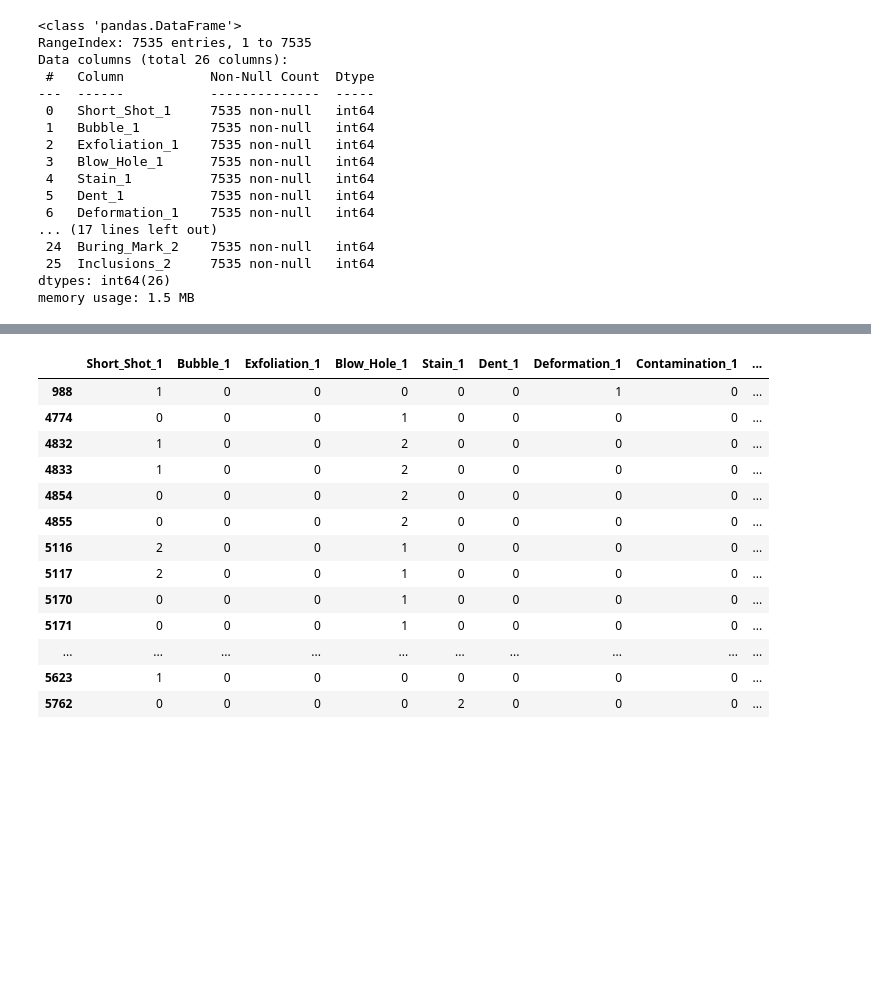
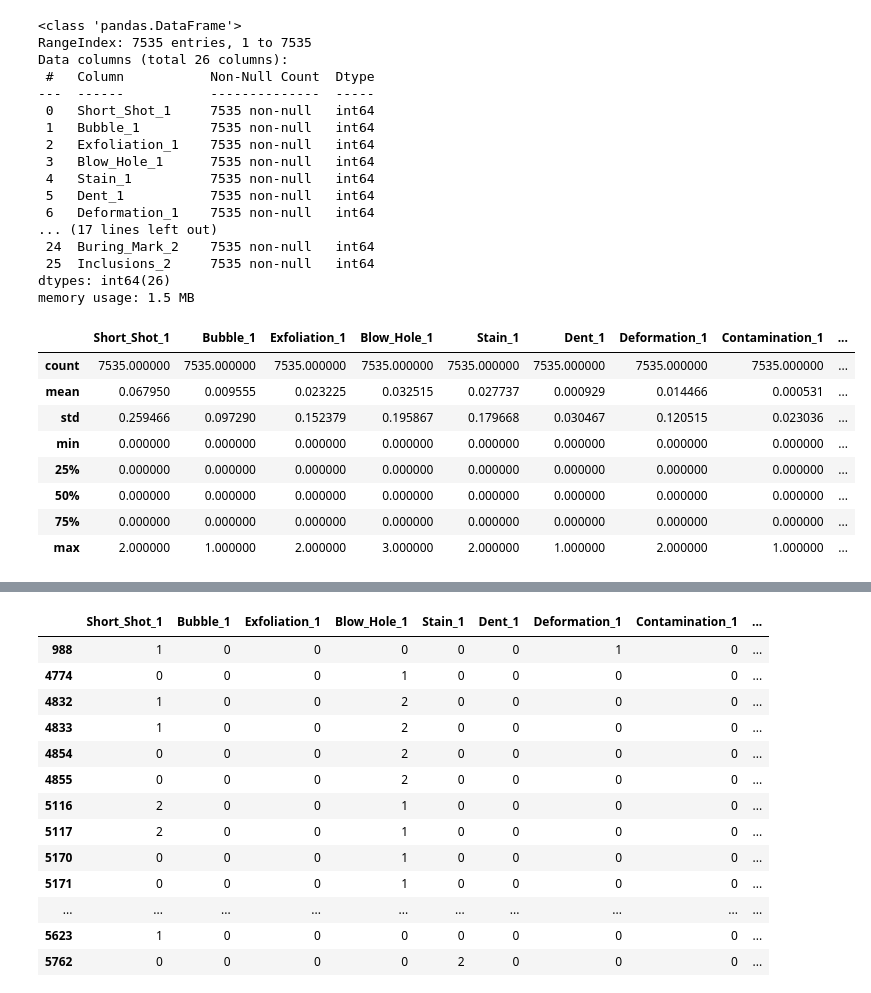
Before and after one commit to heeso0908/hotsix, a Jupyter notebook: notebooks/박수빈/test.ipynb, the cells around one changed output, grey strips where cells are left out. Drawn from its saved outputs; the diff is of its cells as text; code cells hidden in the pictures; blank space fills up the shorter version.

```diff
--- a/notebooks/박수빈/test.ipynb
+++ b/notebooks/박수빈/test.ipynb
@@ -193,3 +193,17 @@ Data columns (total 26 columns):
  25  Inclusions_2     7535 non-null   int64
 dtypes: int64(26)
 memory usage: 1.5 MB
+# %%
+# 불량 유형1 -> Inclusions_1은 불량 데이터 없음
+temp1 = df_defects.iloc[:,:13]
+temp1.describe()
+# %% [output]
+|  | Short_Shot_1 | Bubble_1 | Exfoliation_1 | Blow_Hole_1 | Stain_1 | Dent_1 | Deformation_1 | Contamination_1 | ... |
+| count | 7535.000000 | 7535.000000 | 7535.000000 | 7535.000000 | 7535.000000 | 7535.000000 | 7535.000000 | 7535.000000 | ... |
+| mean | 0.067950 | 0.009555 | 0.023225 | 0.032515 | 0.027737 | 0.000929 | 0.014466 | 0.000531 | ... |
+| std | 0.259466 | 0.097290 | 0.152379 | 0.195867 | 0.179668 | 0.030467 | 0.120515 | 0.023036 | ... |
+| min | 0.000000 | 0.000000 | 0.000000 | 0.000000 | 0.000000 | 0.000000 | 0.000000 | 0.000000 | ... |
+| 25% | 0.000000 | 0.000000 | 0.000000 | 0.000000 | 0.000000 | 0.000000 | 0.000000 | 0.000000 | ... |
+| 50% | 0.000000 | 0.000000 | 0.000000 | 0.000000 | 0.000000 | 0.000000 | 0.000000 | 0.000000 | ... |
+| 75% | 0.000000 | 0.000000 | 0.000000 | 0.000000 | 0.000000 | 0.000000 | 0.000000 | 0.000000 | ... |
+| max | 2.000000 | 1.000000 | 2.000000 | 3.000000 | 2.000000 | 1.000000 | 2.000000 | 1.000000 | ... |
```
Also changed, not shown: parts of 3 cells of this notebook.
